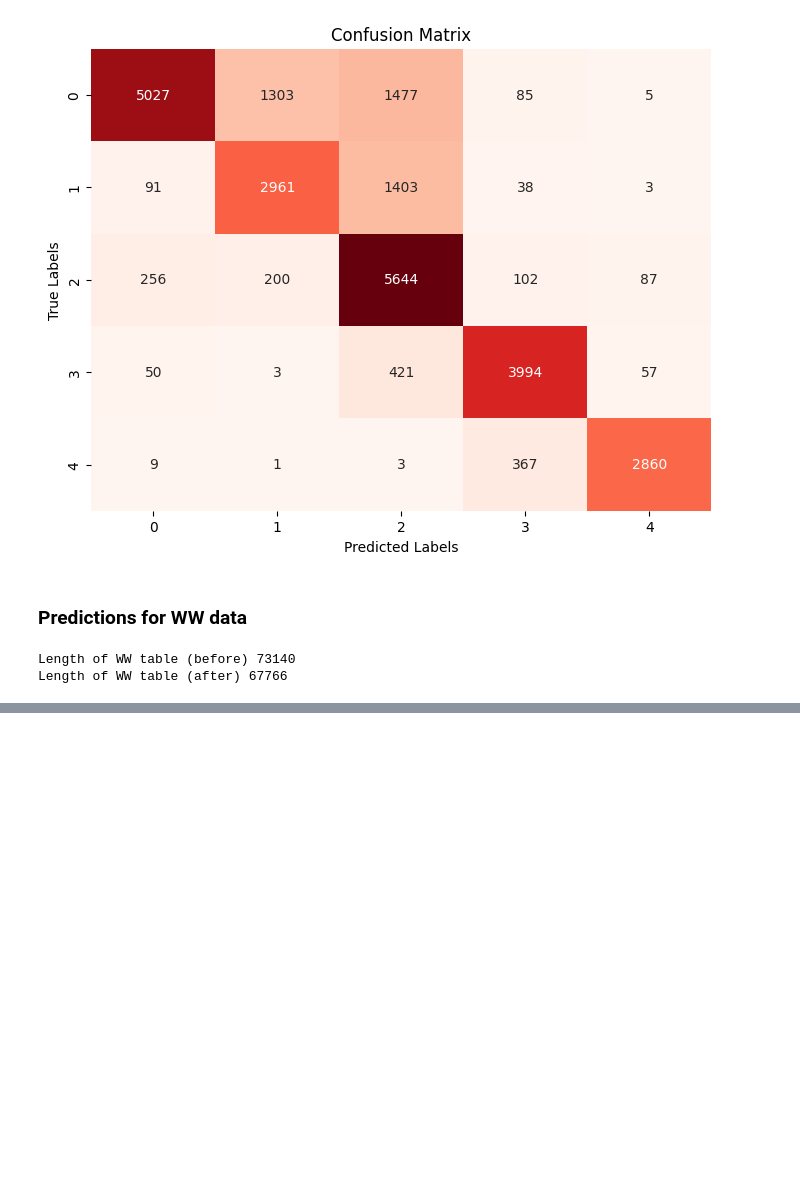
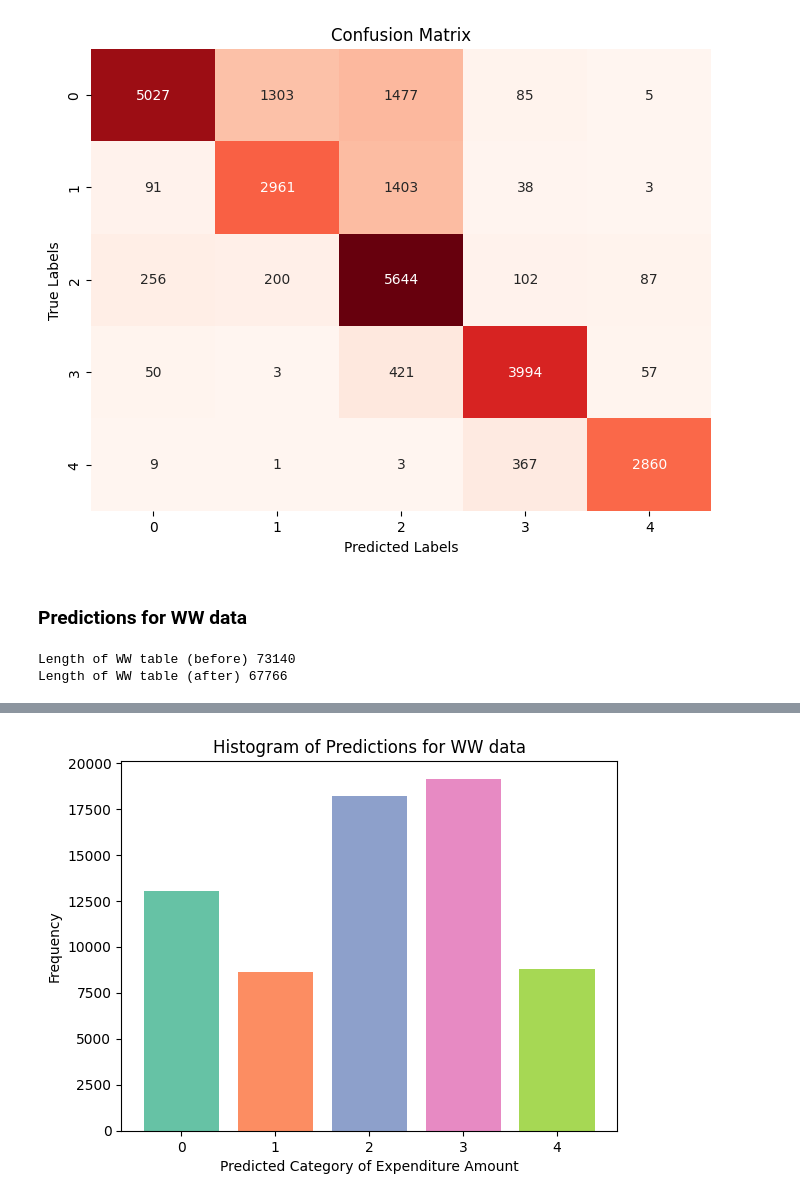
Before and after one commit to lexej/airport-recommendation, a Jupyter notebook: airport_recommenation.ipynb, the cells around one changed output, grey strips where cells are left out. Drawn from its saved outputs; the diff is of its cells as text; code cells hidden in the pictures; blank space fills up the shorter version.

Commit message:
plot for preds distribution for ww data

```diff
--- a/airport_recommenation.ipynb
+++ b/airport_recommenation.ipynb
@@ -503,0 +500,13 @@ Length of WW table (after) 67766
+# %%
+#   Apply data preprocessing required for model
+
+passengers_ww_table_cleaned = drop_unused_cols(data=passengers_ww_table_cleaned, training_mode=False)
+
+passengers_ww_table_cleaned = create_luggage_features(passengers_ww_table_cleaned)
+
+passengers_ww_table_cleaned = create_age_feature(passengers_ww_table_cleaned)
+
+passengers_ww_table_cleaned = encode_cat_columns(passengers_ww_table_cleaned)
+
+
+passengers_ww_table_cleaned = xgb.DMatrix(passengers_ww_table_cleaned)
@@ -503,0 +521,24 @@ Length of WW table (after) 67766
+# %%
+#   Get predictions for WW data passengers
+
+predictions_ww = model.predict(passengers_ww_table_cleaned)
+
+
+#   Visualize count of predictions per category
+
+sorted_category_counts = pd.Series(predictions_ww).value_counts().sort_index()
+
+cmap = plt.get_cmap('Set2')
+
+plt.bar(x=sorted_category_counts.index,
+        height=sorted_category_counts.values,
+        color=cmap(range(len(sorted_category_counts))))
+
+plt.title('Histogram of Predictions for WW data')
+plt.xlabel('Predicted Category of Expenditure Amount')
+plt.ylabel('Frequency')
+
+# Show the plot
+plt.show()
+# %% [output]
+[figure, added]
```
Also changed, not shown: parts of 3 cells of this notebook.
